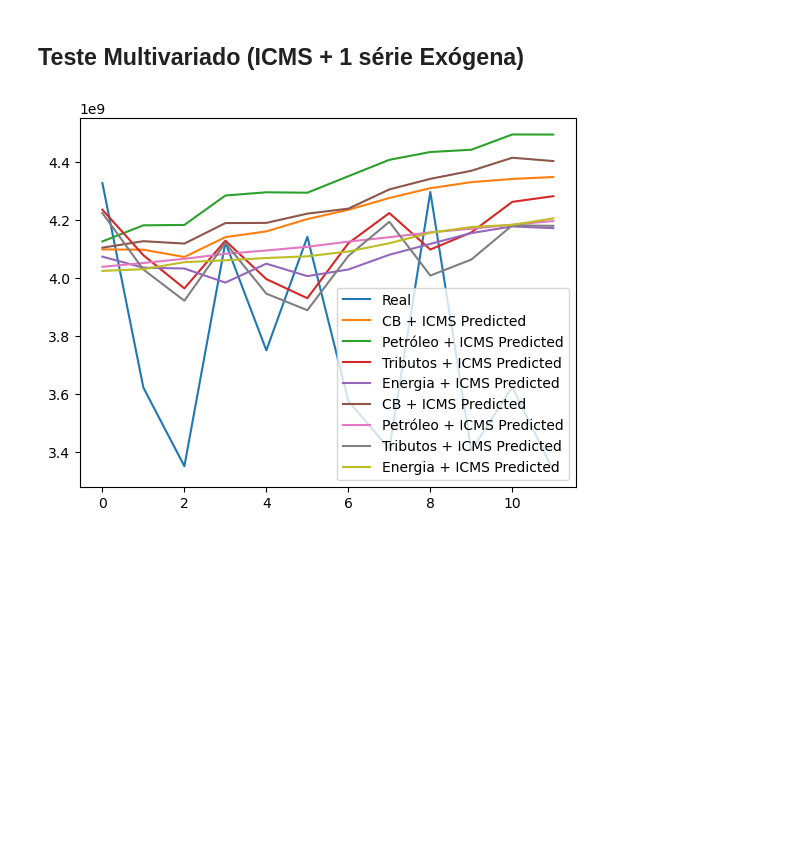
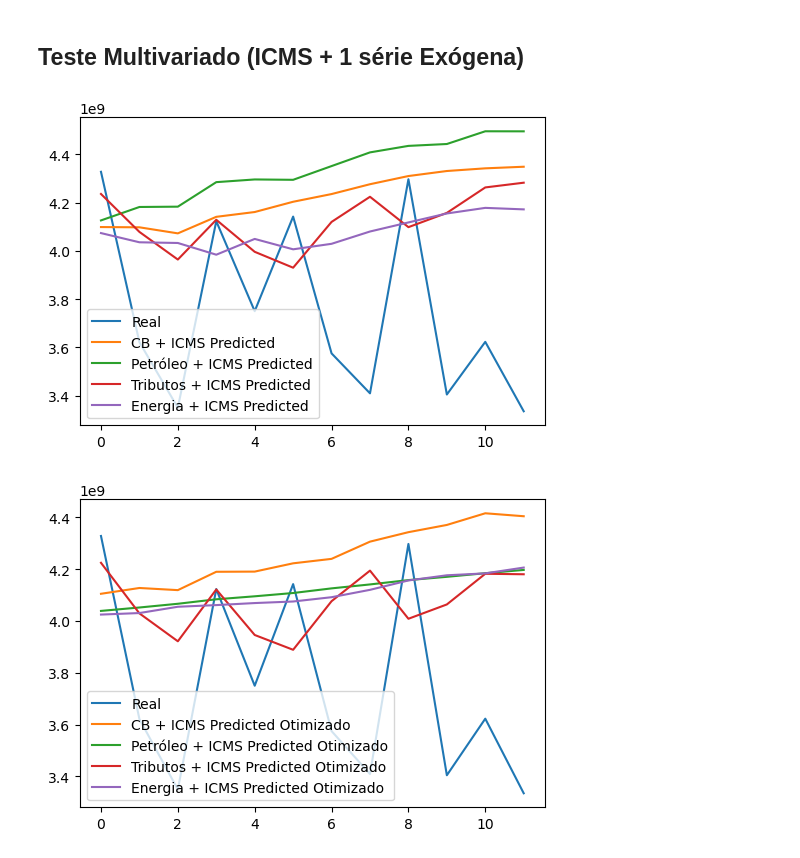
Before and after one commit to JPVercosa/icms-prediction, a Jupyter notebook: notebooks/random_forest.ipynb, the cells around one changed output. Saved outputs shown, nothing was run; the diff lists cells and outputs as text; code cells hidden in the pictures; blank space fills up the shorter version.

Commit message:
fix in graphs

```diff
--- a/notebooks/random_forest.ipynb
+++ b/notebooks/random_forest.ipynb
@@ -1123,30 +1123,37 @@ Test MAPE: 16.05
 # %%
 #Multivariado
 
 cb_test = icms_cb[-1:].values[0][2:]
 petr_test = icms_petr[-1:].values[0][2:]
 trib_test = icms_trib[-1:].values[0][2:]
 ener_test = icms_ener[-1:].values[0][2:]
 
 cb_pred = get_prediction(cb_test, cb_rf, initial_icms_test_value)
 petr_pred = get_prediction(petr_test, petr_rf, initial_icms_test_value)
 trib_pred = get_prediction(trib_test, trib_rf, initial_icms_test_value)
 ener_pred = get_prediction(ener_test, ener_rf, initial_icms_test_value)
 opt_cb_pred = get_prediction(cb_test, opt_cb_rf, initial_icms_test_value)
 opt_petr_pred = get_prediction(petr_test, opt_petr_rf, initial_icms_test_value)
 opt_trib_pred = get_prediction(trib_test, opt_trib_rf, initial_icms_test_value)
 opt_ener_pred = get_prediction(ener_test, opt_ener_rf, initial_icms_test_value)
 
+plt.figure(figsize=(6,4))
 plt.plot(icms_test_real, label='Real')
 plt.plot(cb_pred, label='CB + ICMS Predicted')
 plt.plot(petr_pred, label='Petróleo + ICMS Predicted')
 plt.plot(trib_pred, label='Tributos + ICMS Predicted')
 plt.plot(ener_pred, label='Energia + ICMS Predicted')
+plt.legend()
+plt.show()
+
+plt.figure(figsize=(6,4))
+plt.plot(icms_test_real, label='Real')
 plt.plot(opt_cb_pred, label='CB + ICMS Predicted Otimizado')
 plt.plot(opt_petr_pred, label='Petróleo + ICMS Predicted Otimizado')
 plt.plot(opt_trib_pred, label='Tributos + ICMS Predicted Otimizado')
 plt.plot(opt_ener_pred, label='Energia + ICMS Predicted Otimizado')
 plt.legend()
 plt.show()
 # %% [output]
-[figure, old version]
+[figure, new version]
+[figure, added]
```
Also changed, not shown: parts of 2 cells of this notebook.
